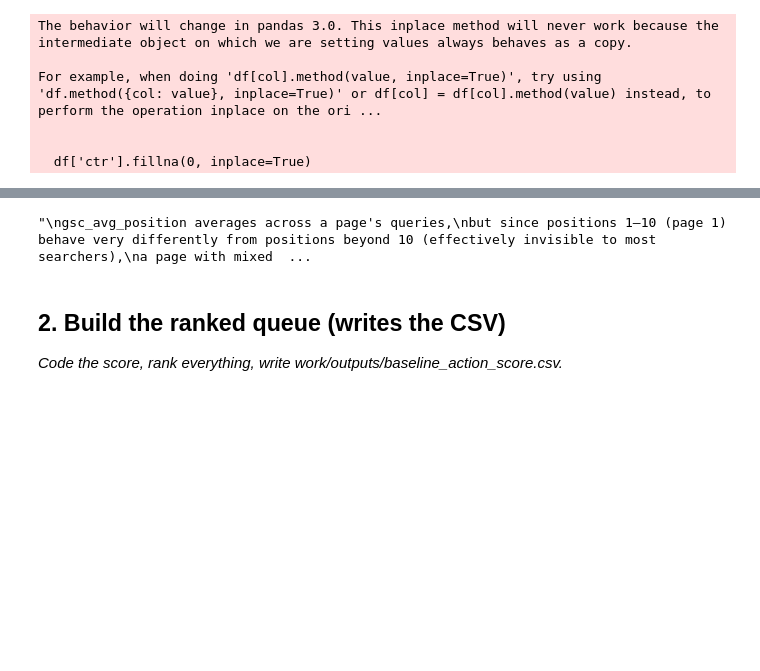
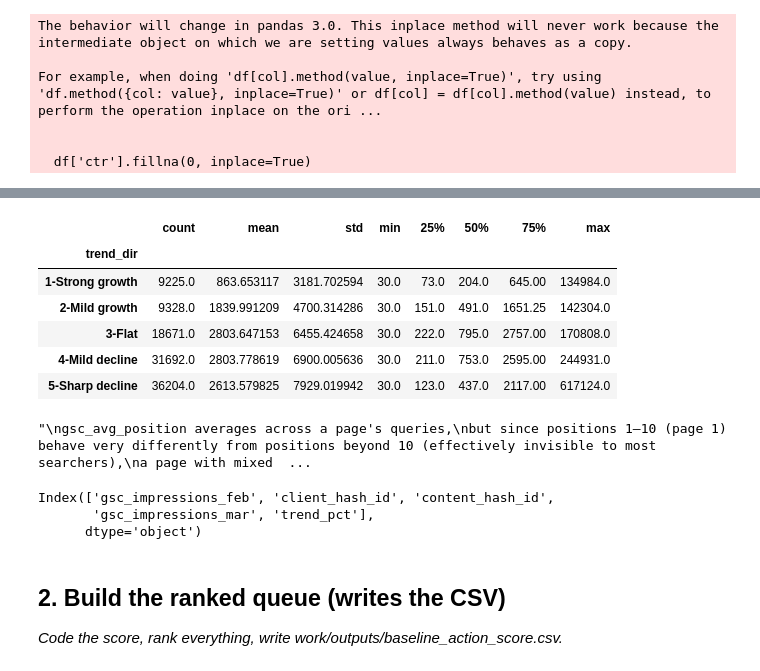
Before and after one commit to ammar-aa/Fly_rank_internship_repo, a Jupyter notebook: work/notebooks/w04_baseline_score.ipynb, the cells around one changed output, grey strips where cells are left out. Cells and saved outputs as stored; diff of their text form; code cells hidden in the pictures; blank space fills up the shorter version.

```diff
--- a/work/notebooks/w04_baseline_score.ipynb
+++ b/work/notebooks/w04_baseline_score.ipynb
@@ -124,3 +141,13 @@ display(df.groupby('trend_dir').agg(
+# %%
+df.groupby('trend_dir')['gsc_impressions_feb'].describe()
+# %% [output]
+|  | count | mean | std | min | 25% | 50% | 75% | max |
+| trend_dir |  |  |  |  |  |  |  |  |
+| 1-Strong growth | 9225.0 | 863.653117 | 3181.702594 | 30.0 | 73.0 | 204.0 | 645.00 | 134984.0 |
+| 2-Mild growth | 9328.0 | 1839.991209 | 4700.314286 | 30.0 | 151.0 | 491.0 | 1651.25 | 142304.0 |
+| 3-Flat | 18671.0 | 2803.647153 | 6455.424658 | 30.0 | 222.0 | 795.0 | 2757.00 | 170808.0 |
+| 4-Mild decline | 31692.0 | 2803.778619 | 6900.005636 | 30.0 | 211.0 | 753.0 | 2595.00 | 244931.0 |
+| 5-Sharp decline | 36204.0 | 2613.579825 | 7929.019942 | 30.0 | 123.0 | 437.0 | 2117.00 | 617124.0 |
 # %%
 """
 gsc_avg_position averages across a page's queries,
@@ -131,6 +158,12 @@ while confounded by query volume, doesn't suffer from this specific averaging di
 """
 # %% [output]
 "\ngsc_avg_position averages across a page's queries,\nbut since positions 1–10 (page 1) behave very differently from positions beyond 10 (effectively invisible to most searchers),\na page with mixed  ...
+# %%
+df_trend.columns
+# %% [output]
+Index(['gsc_impressions_feb', 'client_hash_id', 'content_hash_id',
+       'gsc_impressions_mar', 'trend_pct'],
+      dtype='object')
 # %% [markdown]
 ## 2. Build the ranked queue (writes the CSV)
 
```
Also changed, not shown: parts of 8 cells of this notebook.
